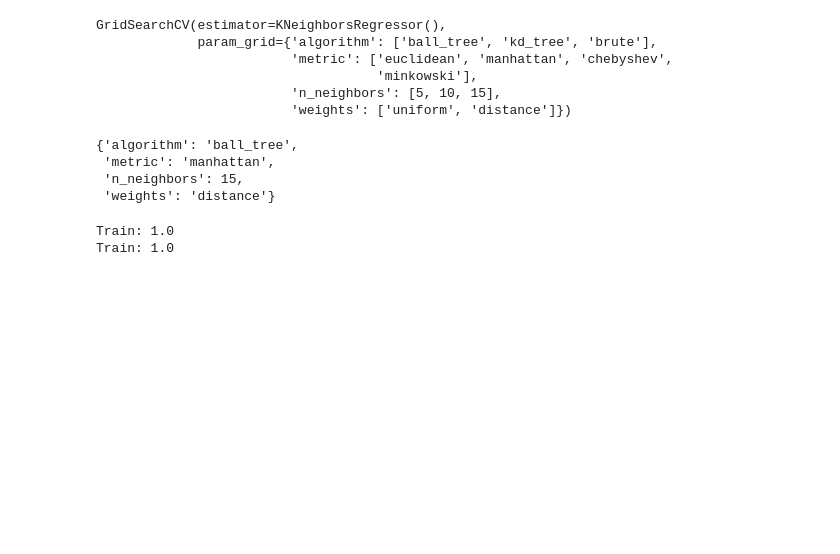
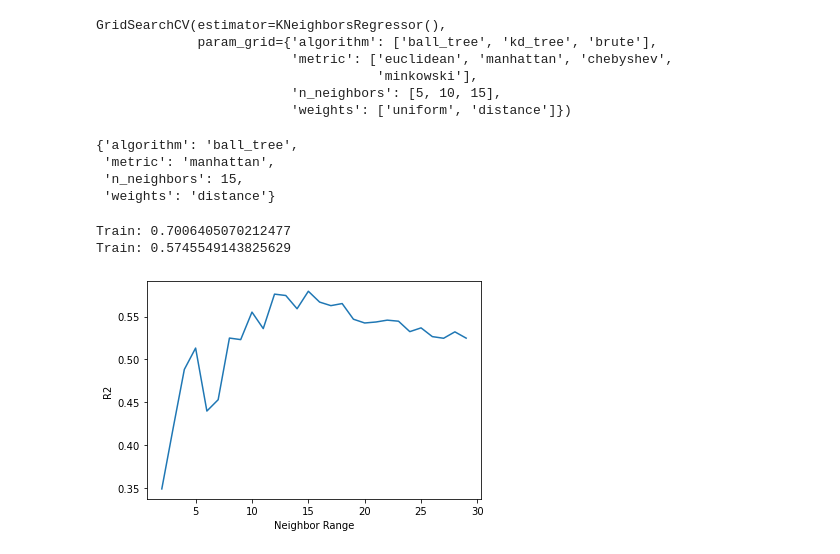
Before and after one commit to SpencerReno/NBA, a Jupyter notebook: main.ipynb, the cells around one changed output. Cells and saved outputs as stored; diff of their text form; code cells hidden in the pictures; blank space fills up the shorter version.

```diff
--- a/main.ipynb
+++ b/main.ipynb
@@ -193,13 +193,30 @@ grid_knn.best_params_
  'n_neighbors': 15,
  'weights': 'distance'}
 # %%
-knn = KNeighborsRegressor(algorithm= 'ball_tree',metric= 'manhattan',n_neighbors= 15,weights= 'distance')
+knn = KNeighborsRegressor(algorithm= 'ball_tree',metric= 'manhattan',n_neighbors= 13)
 
 knn.fit(X_train,y_train)
 y_pred = knn.predict(X_test)
 
-#print(f'Train: {knn.score(X_train, y_train)}')
-print(f'Train: {knn.score(X_test, y_pred)}')
+print(f'Train: {knn.score(X_train, y_train)}')
+print(f'Train: {knn.score(X_test, y_test)}')
 # %% [output]
-Train: 1.0
-Train: 1.0
+Train: 0.7006405070212477
+Train: 0.5745549143825629
+# %%
+# List of values to try for max_depth:
+max_neighbor_range = list(range(2, 30)) # will try every value between 2 and 36
+# List to store the score for each value of max_depth:
+r2 = []
+for neighbor in max_neighbor_range:
+    knn_test = KNeighborsRegressor(n_neighbors= neighbor,algorithm= 'ball_tree',metric= 'manhattan')
+    knn_test.fit(X_train, y_train)
+    score = knn_test.score(X_test, y_test)
+    r2.append(score)
+# %%
+# Visualize which max_depth leads to the highest r2 score
+plt.plot(max_neighbor_range, r2)
+plt.xlabel('Neighbor Range')
+plt.ylabel('R2');
+# %% [output]
+[figure, added]
```
